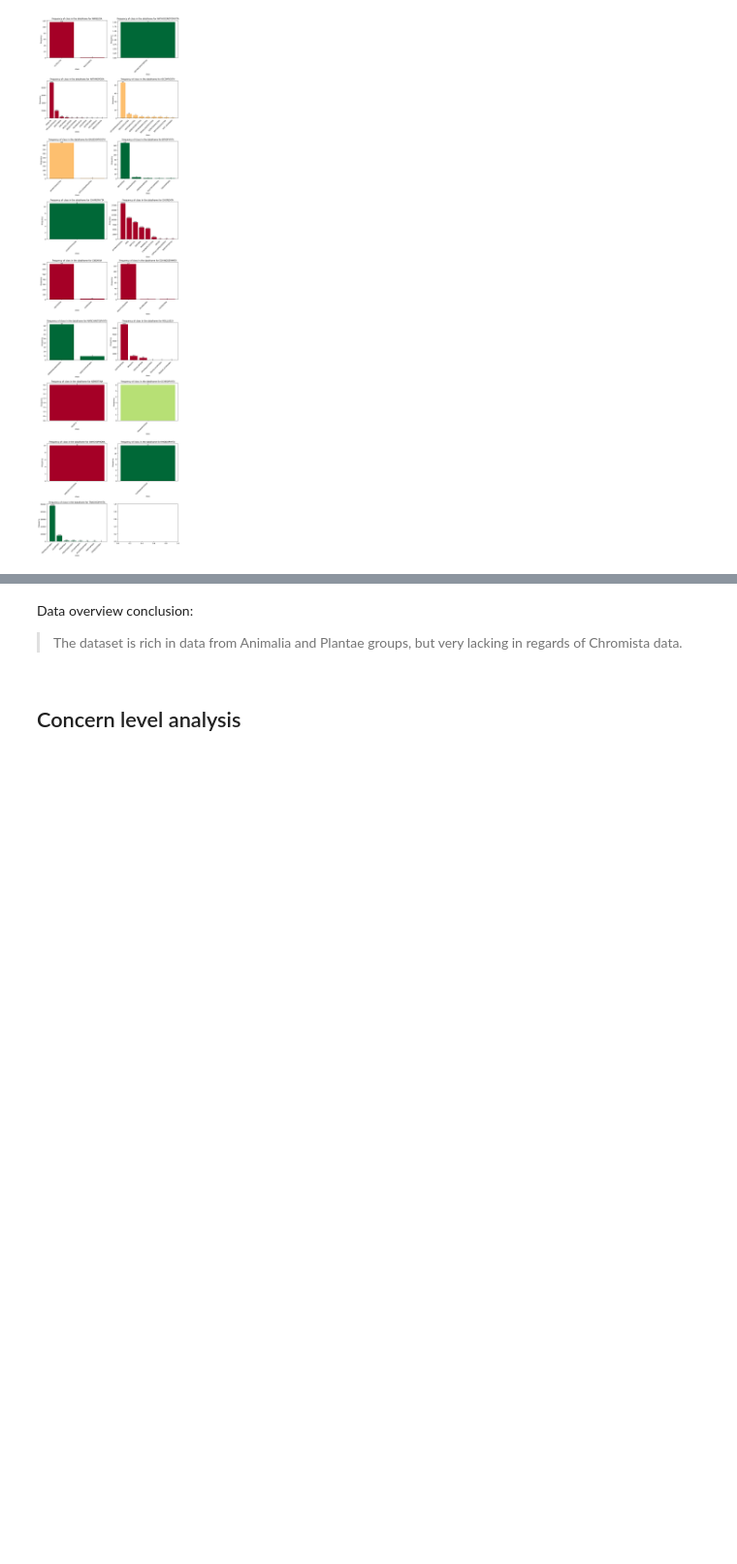
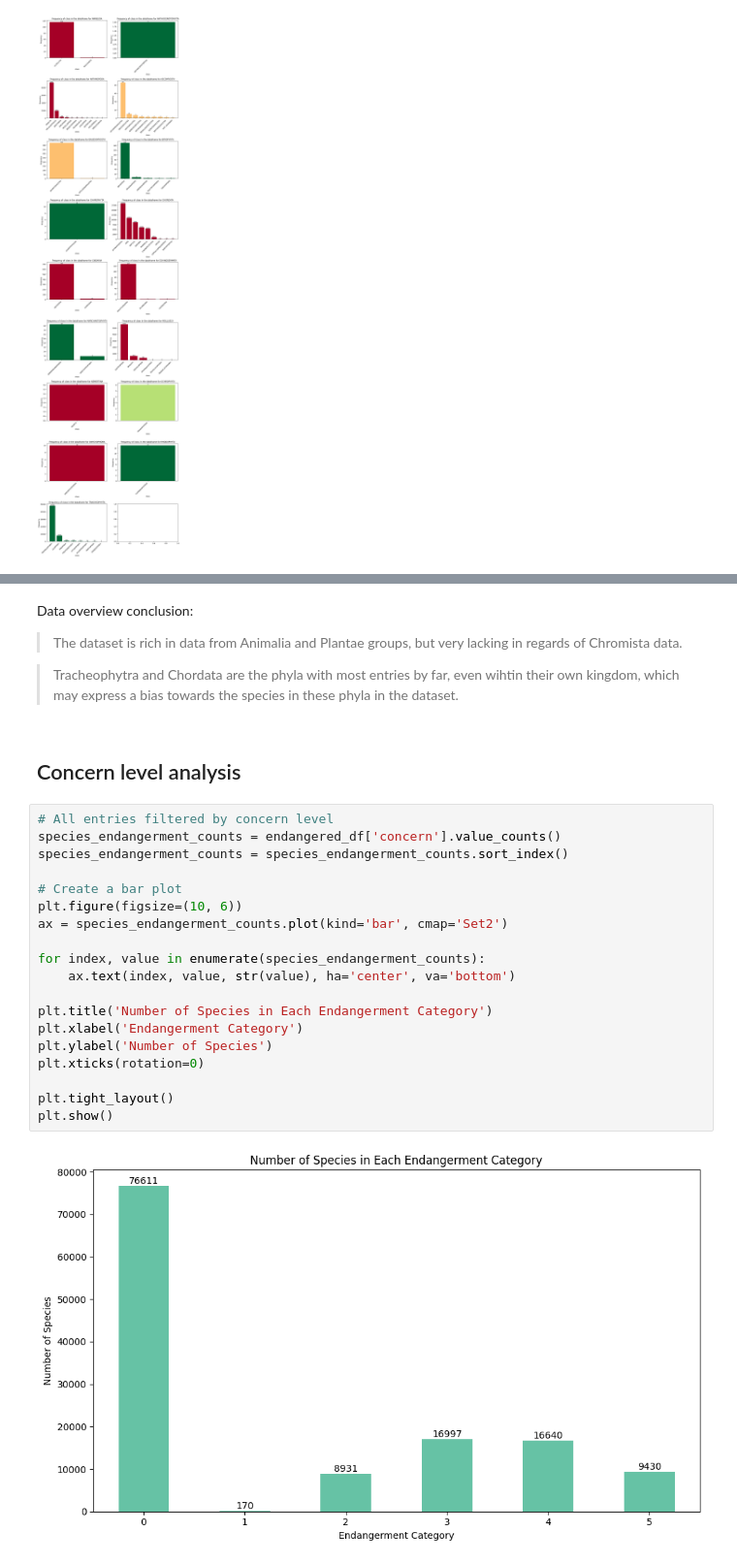
Before and after one commit to fiofana/IUCN-red-list, a Jupyter notebook: endangered_species.ipynb, the cells around one changed output, grey strips where cells are left out. Shown at 97% size. Saved outputs shown, nothing was run; the diff lists cells and outputs as text; blank space fills up the shorter version.

```diff
--- a/endangered_species.ipynb
+++ b/endangered_species.ipynb
@@ -443,5 +468,28 @@ The most frequent class in the dataset per phylum are:
 Data overview conclusion:
 
 > The dataset is rich in data from Animalia and Plantae groups, but very lacking in regards of Chromista data.
+
+> Tracheophytra and Chordata are the phyla with most entries by far, even wihtin their own kingdom, which may express a bias towards the species in these phyla in the dataset.
 # %% [markdown]
 ## Concern level analysis
+# %%
+# All entries filtered by concern level
+species_endangerment_counts = endangered_df['concern'].value_counts()
+species_endangerment_counts = species_endangerment_counts.sort_index()
+
+# Create a bar plot
+plt.figure(figsize=(10, 6))
+ax = species_endangerment_counts.plot(kind='bar', cmap='Set2')
+
+for index, value in enumerate(species_endangerment_counts):
+    ax.text(index, value, str(value), ha='center', va='bottom')
+
+plt.title('Number of Species in Each Endangerment Category')
+plt.xlabel('Endangerment Category')
+plt.ylabel('Number of Species')
+plt.xticks(rotation=0)
+
+plt.tight_layout()
+plt.show()
+# %% [output]
+[figure, added]
```
Also changed, not shown: parts of 12 cells of this notebook.
